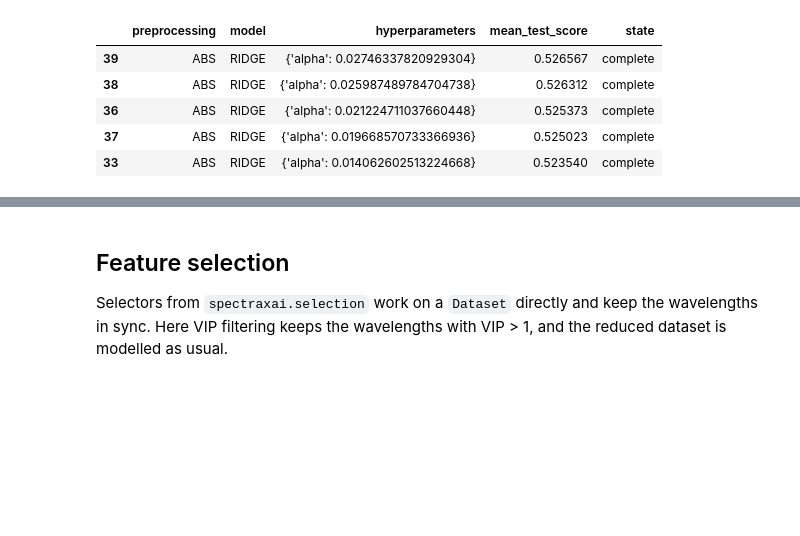
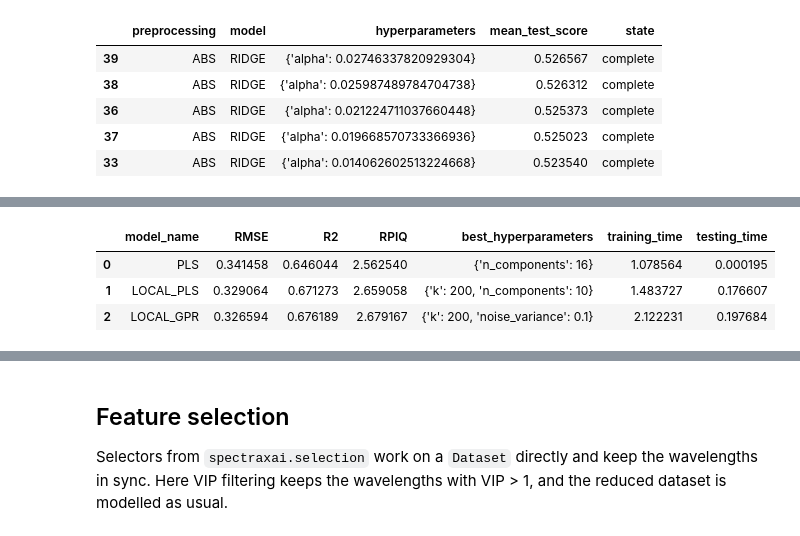
Before and after one commit to tsakiridis/spectra-xai, a Jupyter notebook: examples/modelExamples.ipynb, the cells around one changed output, grey strips where cells are left out. Drawn from its saved outputs; the diff is of its cells as text; code cells hidden in the pictures; blank space fills up the shorter version.

```diff
--- a/examples/modelExamples.ipynb
+++ b/examples/modelExamples.ipynb
@@ -228,0 +233,9 @@ search.results_.sort_values("rank_test_score")[["preprocessing", "model", "hyper
+# %%
+idx_trn, idx_tst = dataset.train_test_split(DatasetSplit.KENNARD_STONE, 0.8)
+local = {m: StandardModel(m) for m in (Model.PLS, Model.LOCAL_PLS, Model.LOCAL_GPR)}
+results = pd.concat(
+    [sm.fit_and_predict(dataset, SpectralPreprocessing.ABS, idx_trn=idx_trn) for sm in local.values()],
+    ignore_index=True,
+)
+results[["model_name", "RMSE", "R2", "RPIQ", "best_hyperparameters", "training_time", "testing_time"]]
+# %% [output]
@@ -228,0 +245,4 @@ search.results_.sort_values("rank_test_score")[["preprocessing", "model", "hyper
+|  | model_name | RMSE | R2 | RPIQ | best_hyperparameters | training_time | testing_time |
+| 0 | PLS | 0.341458 | 0.646044 | 2.562540 | {'n_components': 16} | 1.078564 | 0.000195 |
+| 1 | LOCAL_PLS | 0.329064 | 0.671273 | 2.659058 | {'k': 200, 'n_components': 10} | 1.483727 | 0.176607 |
+| 2 | LOCAL_GPR | 0.326594 | 0.676189 | 2.679167 | {'k': 200, 'noise_variance': 0.1} | 2.122231 | 0.197684 |
```
Also changed, not shown: parts of 10 cells of this notebook, 14 other files.
